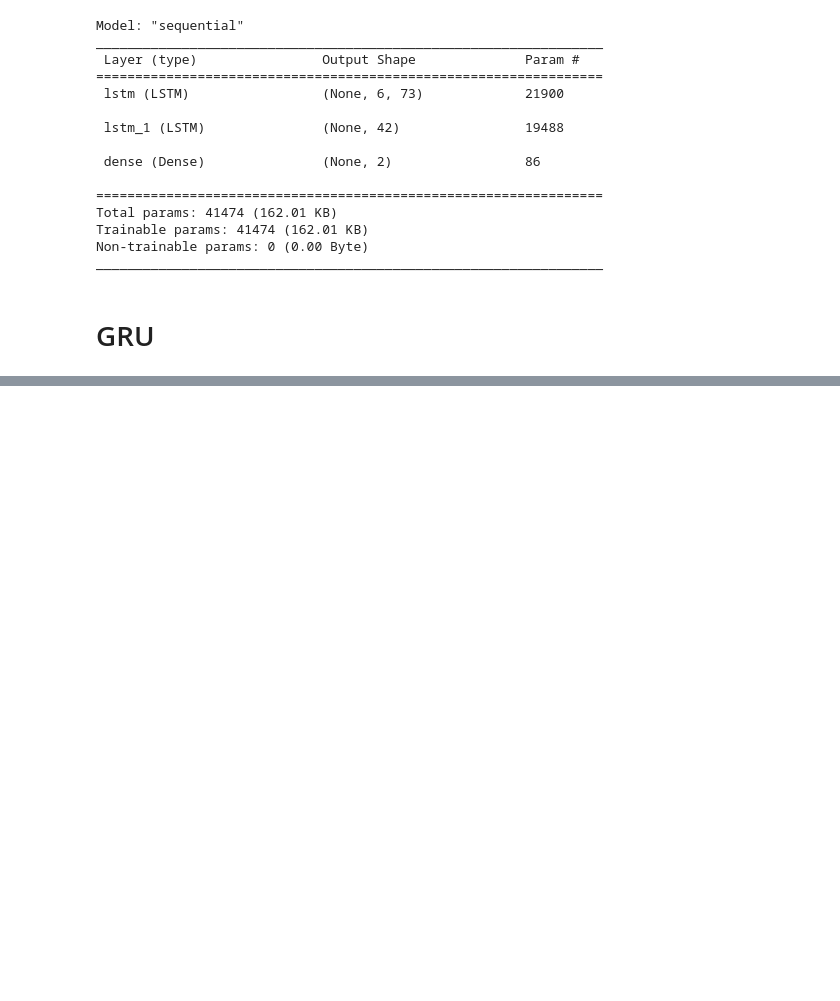
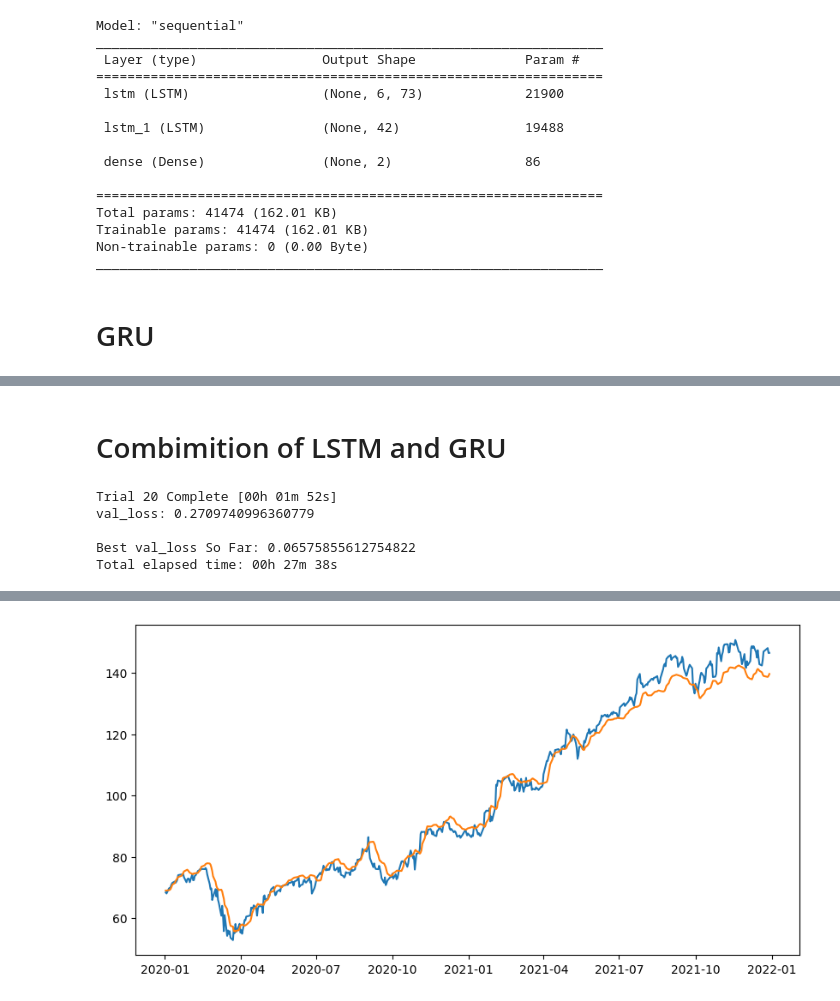
Before and after one commit to Emsh1379/Stock_prediction, a Jupyter notebook: Stock_prediction.ipynb, the cells around one changed output, grey strips where cells are left out. Drawn from its saved outputs; the diff is of its cells as text; code cells hidden in the pictures; blank space fills up the shorter version.

```diff
--- a/Stock_prediction.ipynb
+++ b/Stock_prediction.ipynb
@@ -333,0 +388,2 @@ _________________________________________________________________
+# %% [markdown]
+# Combimition of LSTM and GRU
@@ -333,0 +394,35 @@ _________________________________________________________________
+# %%
+from keras.layers import GRU
+import keras_tuner
+from tensorflow import keras
+
+def build_model(hp):
+  model = keras.Sequential()
+  for i in range(hp.Int('num_layers', 1, 5)):
+    model.add(GRU(hp.Int('units_' + str(i), 10, 100), return_sequences=True))
+    model.add(LSTM(hp.Int('units_' + str(i+1), 10, 100), return_sequences=True))
+  model.add(GRU(hp.Int('units_' + str(i+2), 10, 100)))
+  model.add(keras.layers.Dense(2, activation='relu'))
+  model.compile(optimizer='adam',loss='mean_absolute_error')
+  return model
+# %%
+tuner = keras_tuner.RandomSearch(
+    build_model,
+    objective='val_loss',
+    max_trials=20,
+    directory='my_dir',
+    project_name='LSTM_GRU_tuning'
+    )
+# %%
+tuner.search(X_train, y_train, epochs=20, validation_data=(X_test,y_test))
+best_model = tuner.get_best_models()[0]
+LSTM_GRU = best_model
+# %% [output]
+Trial 20 Complete [00h 01m 52s]
+val_loss: 0.2709740996360779
+
+Best val_loss So Far: 0.06575855612754822
+Total elapsed time: 00h 27m 38s
+# %%
+prediction_plot(LSTM_GRU.predict(X_test))
+# %% [output]
@@ -333,0 +430 @@ _________________________________________________________________
+[figure, added]
```
Also changed, not shown: parts of 10 cells of this notebook.
